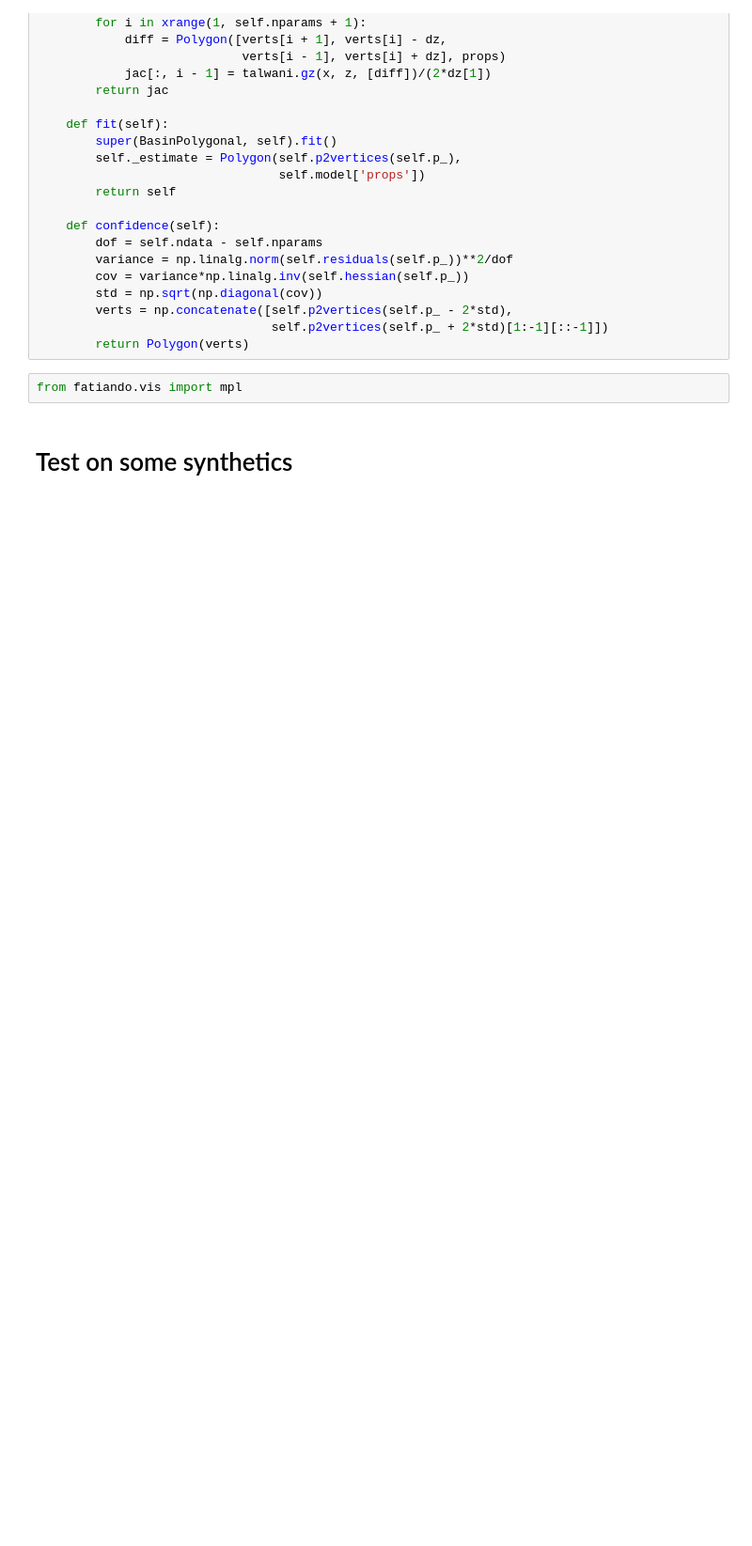
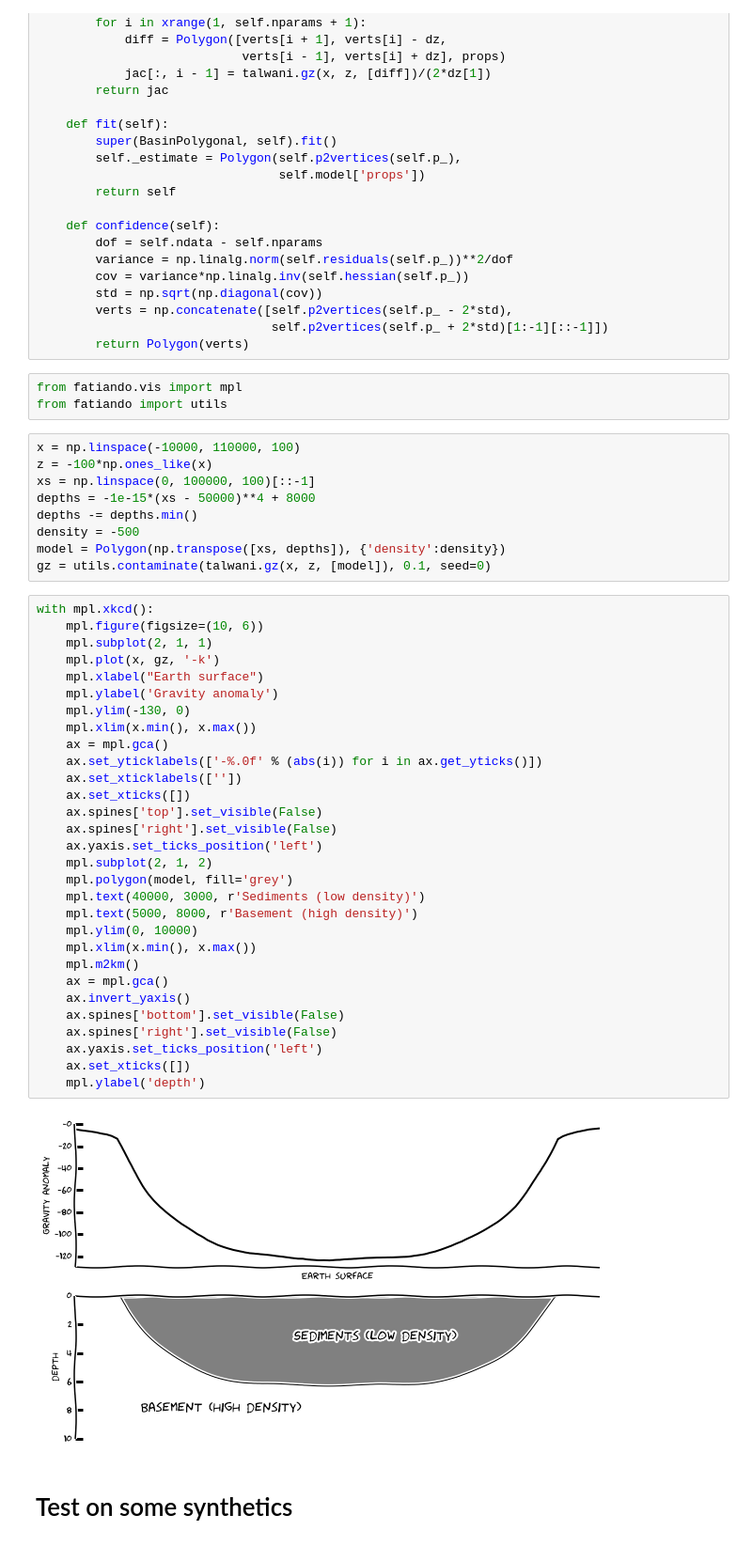
Before and after one commit to leouieda/scipy2014, a Jupyter notebook: gravity_inversion.ipynb, the cells around one changed output. Shown at 94% size. Cells and saved outputs as stored; diff of their text form; blank space fills up the shorter version.

Commit message:
Added sketch of basin and its gravity anomaly

```diff
--- a/gravity_inversion.ipynb
+++ b/gravity_inversion.ipynb
@@ -57,5 +57,47 @@ class BasinPolygonal(Misfit):
         return Polygon(verts)
 # %%
 from fatiando.vis import mpl
+from fatiando import utils
+# %%
+x = np.linspace(-10000, 110000, 100)
+z = -100*np.ones_like(x)
+xs = np.linspace(0, 100000, 100)[::-1]
+depths = -1e-15*(xs - 50000)**4 + 8000
+depths -= depths.min()
+density = -500
+model = Polygon(np.transpose([xs, depths]), {'density':density})
+gz = utils.contaminate(talwani.gz(x, z, [model]), 0.1, seed=0)
+# %%
+with mpl.xkcd():
+    mpl.figure(figsize=(10, 6))
+    mpl.subplot(2, 1, 1)
+    mpl.plot(x, gz, '-k')
+    mpl.xlabel("Earth surface")
+    mpl.ylabel('Gravity anomaly')
+    mpl.ylim(-130, 0)
+    mpl.xlim(x.min(), x.max())
+    ax = mpl.gca()
+    ax.set_yticklabels(['-%.0f' % (abs(i)) for i in ax.get_yticks()])
+    ax.set_xticklabels([''])
+    ax.set_xticks([])
+    ax.spines['top'].set_visible(False)
+    ax.spines['right'].set_visible(False)
+    ax.yaxis.set_ticks_position('left')
+    mpl.subplot(2, 1, 2)
+    mpl.polygon(model, fill='grey')
+    mpl.text(40000, 3000, r'Sediments (low density)')
+    mpl.text(5000, 8000, r'Basement (high density)')
+    mpl.ylim(0, 10000)
+    mpl.xlim(x.min(), x.max())
+    mpl.m2km()
+    ax = mpl.gca()
+    ax.invert_yaxis()
+    ax.spines['bottom'].set_visible(False)
+    ax.spines['right'].set_visible(False)
+    ax.yaxis.set_ticks_position('left')
+    ax.set_xticks([])
+    mpl.ylabel('depth')
+# %% [output]
+[figure, added]
 # %% [markdown]
 # Test on some synthetics
```
Also changed, not shown: parts of 1 cell of this notebook.
